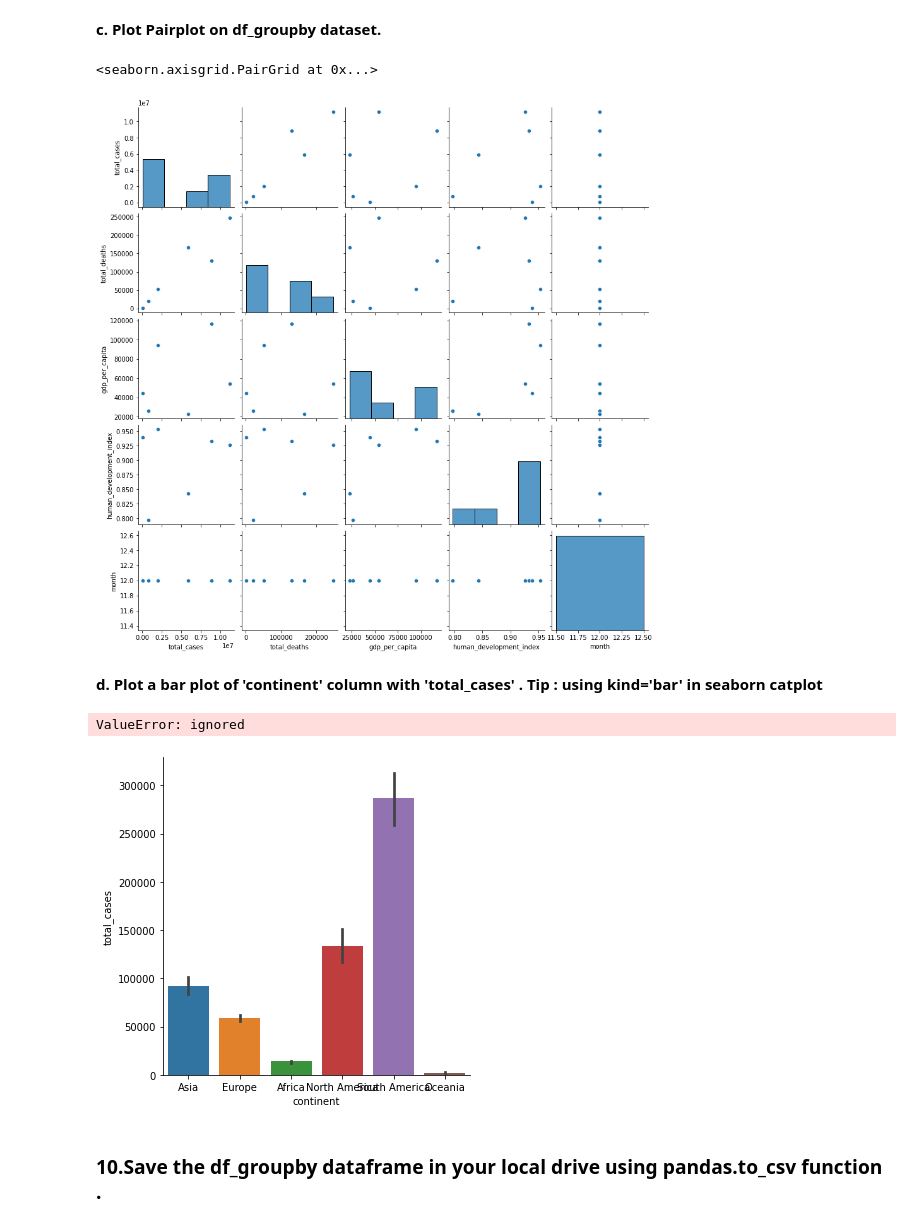
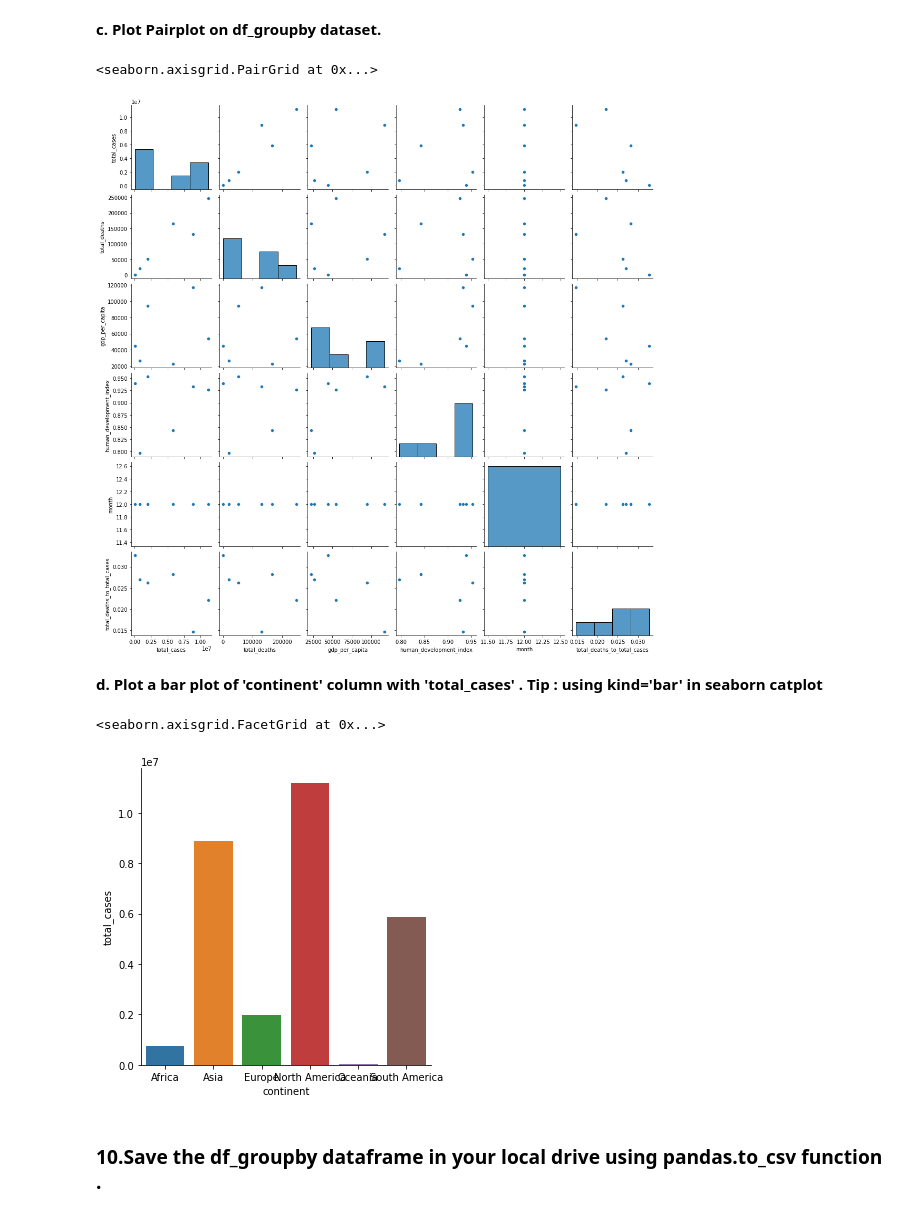
Before and after one commit to imran8583/EdYoda-Programme, a Jupyter notebook: Covid19_Data_Analysis.ipynb, the cells around one changed output. Drawn from its saved outputs; the diff is of its cells as text; code cells hidden in the pictures.

```diff
--- a/Covid19_Data_Analysis.ipynb
+++ b/Covid19_Data_Analysis.ipynb
@@ -376,4 +371,4 @@ df_groupby
 # %% [markdown]
 **a. Create a new feature 'total_deaths_to_total_cases' by ratio of 'total_deaths' column to 'total_cases'**
 # %%
-df['total_deaths_to_total_cases'] = df['total_deaths'] / df['total_cases']
+df_groupby['total_deaths_to_total_cases'] = df_groupby['total_deaths'] / df_groupby['total_cases']
@@ -419,14 +408,14 @@ sns.scatterplot(data=df,x='total_cases', y='gdp_per_capita')
 sns.pairplot(df_groupby)
 # %% [output]
 <seaborn.axisgrid.PairGrid at 0x...>
-[figure, old version]
+[figure, new version]
 # %% [markdown]
 **d. Plot a bar plot of 'continent' column with 'total_cases' . Tip : using kind='bar' in seaborn catplot**
 # %%
-sns.catplot(data=df, x=df['continent'], y=df['total_cases'], kind='bar')
+sns.catplot(data=df_groupby, x='continent', y='total_cases', kind='bar')
 # %% [output]
-ValueError: ignored
+<seaborn.axisgrid.FacetGrid at 0x...>
-[figure, old version]
+[figure, new version]
 # %% [markdown]
 ### **10.Save the df_groupby dataframe in your local drive using pandas.to_csv function .**
 # %%
```
Also changed, not shown: parts of 5 cells of this notebook.
